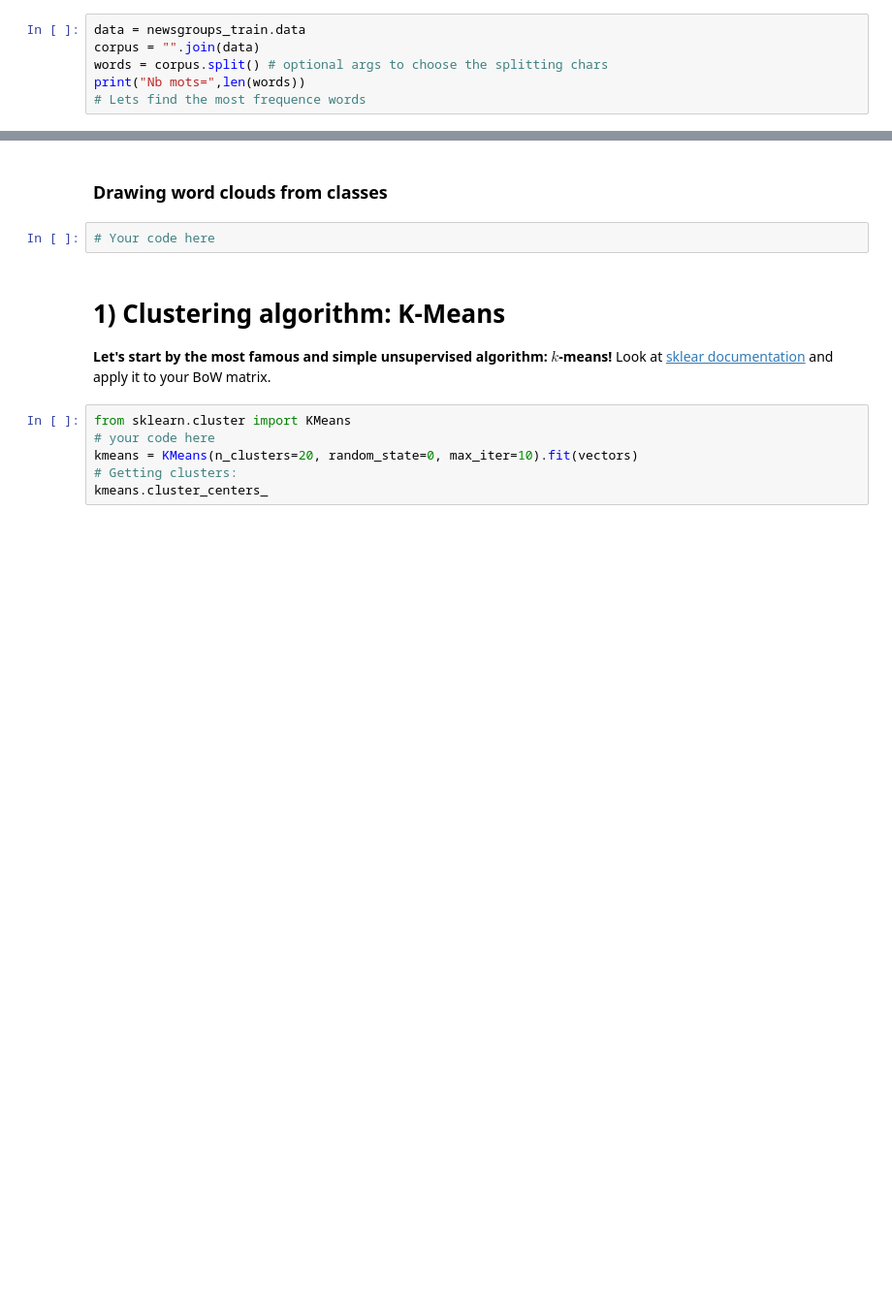
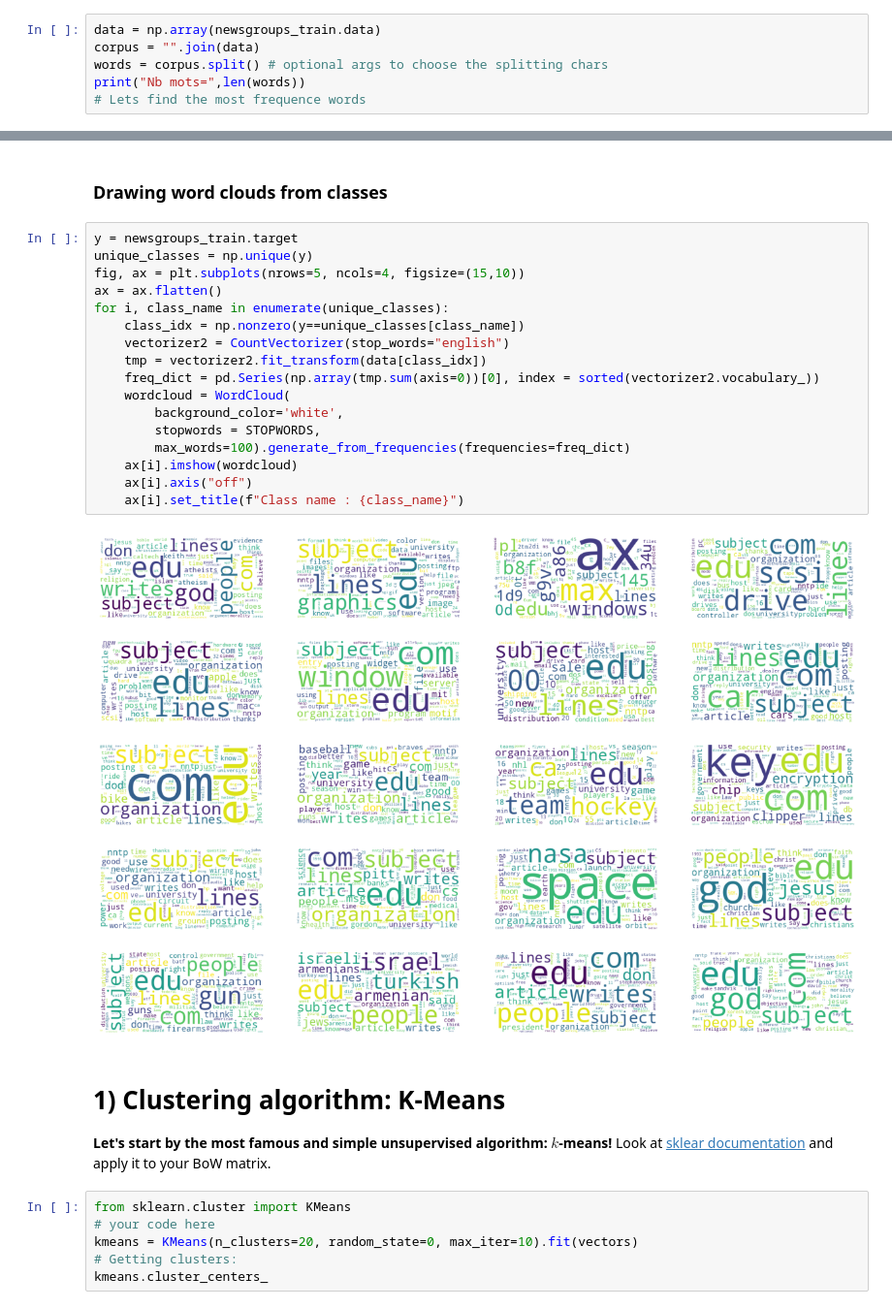
Before and after one commit to CharlesAttend/M1-S2-DAC, a Jupyter notebook: RITAL/TAL/TME/TME2/2b-Clustering.ipynb, the cells around one changed output, grey strips where cells are left out. Shown at 97% size. Drawn from its saved outputs; the diff is of its cells as text; blank space fills up the shorter version.

```diff
--- a/RITAL/TAL/TME/TME2/2b-Clustering.ipynb
+++ b/RITAL/TAL/TME/TME2/2b-Clustering.ipynb
@@ -84,7 +84,7 @@ If you are using pip:
 # %% [markdown]
 ### Let's look at the most frequent words in this dataset
 # %%
-data = newsgroups_train.data
+data = np.array(newsgroups_train.data)
 corpus = "".join(data)
 words = corpus.split() # optional args to choose the splitting chars
 print("Nb mots=",len(words))
@@ -148,7 +180,24 @@ N.B.: retrieve the most words frequencies using a CountVectorizer
 # %% [markdown]
 ### Drawing word clouds from classes
-# %%
-# Your code here
+# %%
+y = newsgroups_train.target
+unique_classes = np.unique(y)
+fig, ax = plt.subplots(nrows=5, ncols=4, figsize=(15,10))
+ax = ax.flatten()
+for i, class_name in enumerate(unique_classes):
+    class_idx = np.nonzero(y==unique_classes[class_name])
+    vectorizer2 = CountVectorizer(stop_words="english")
+    tmp = vectorizer2.fit_transform(data[class_idx])
+    freq_dict = pd.Series(np.array(tmp.sum(axis=0))[0], index = sorted(vectorizer2.vocabulary_))
+    wordcloud = WordCloud(
+        background_color='white',
+        stopwords = STOPWORDS,
+        max_words=100).generate_from_frequencies(frequencies=freq_dict)
+    ax[i].imshow(wordcloud)
+    ax[i].axis("off")
+    ax[i].set_title(f"Class name : {class_name}")
+# %% [output]
+[figure, added]
 # %% [markdown]
 # 1) Clustering algorithm: K-Means
 
```
Also changed, not shown: parts of 37 cells of this notebook, 5 other files.
